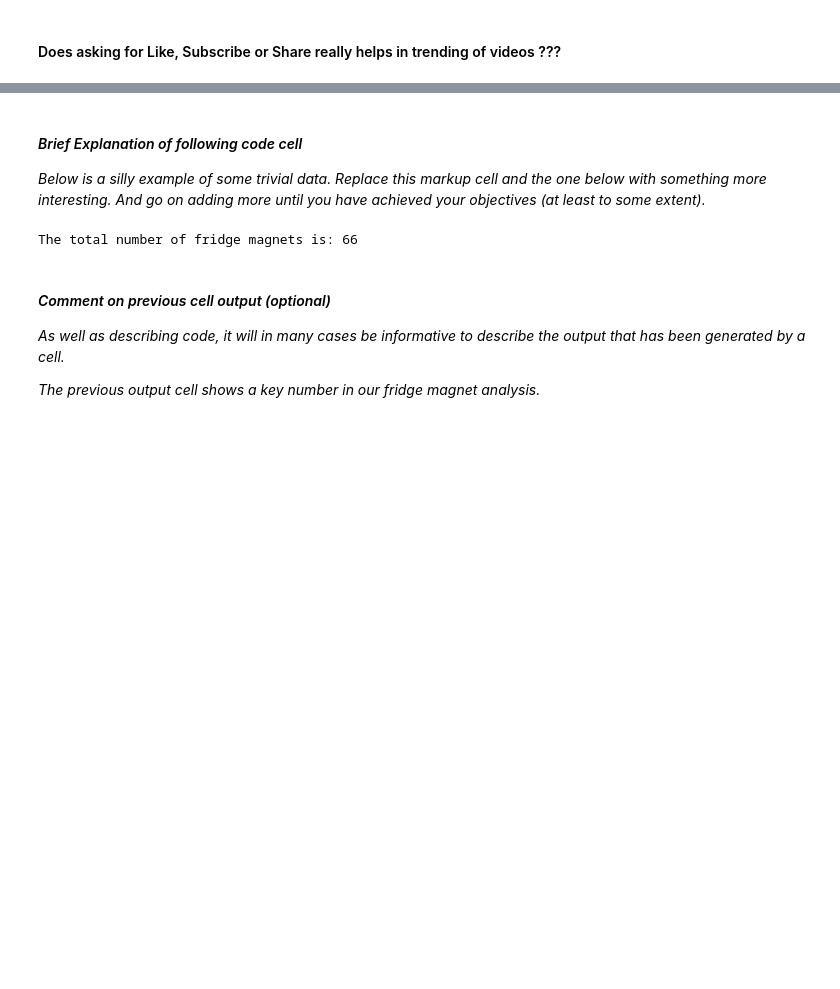
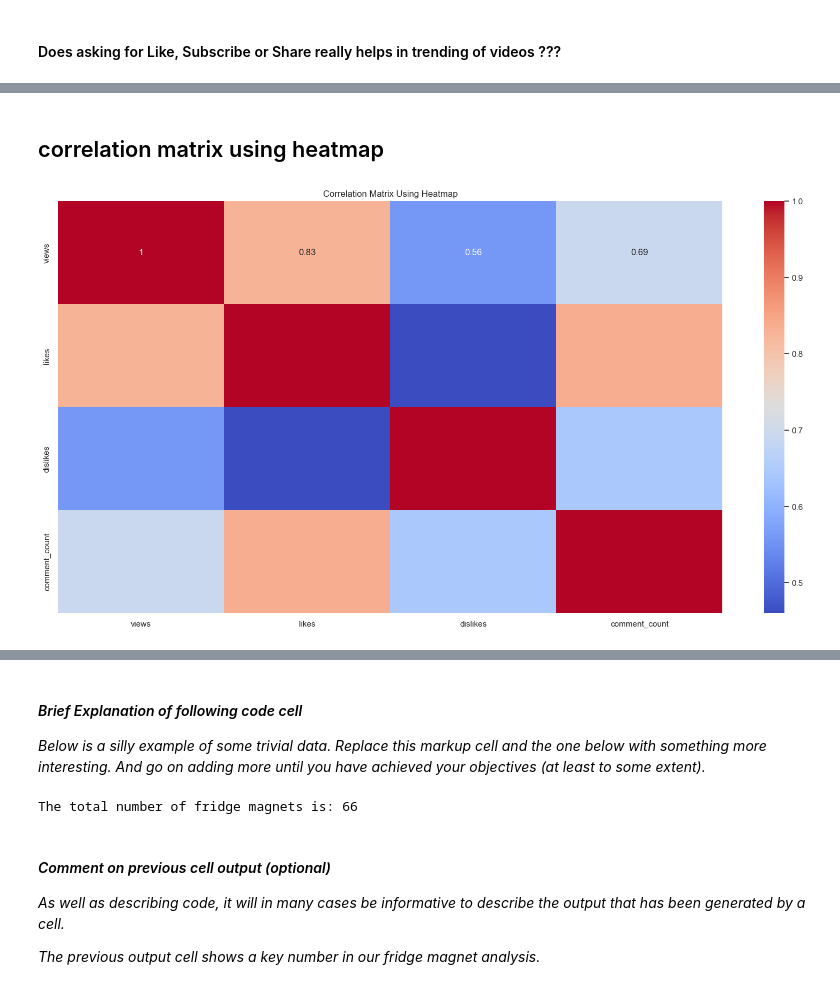
Before and after one commit to aishpatil655/Trending_youtube_Video, a Jupyter notebook: A3_Data_Analysis_Project.ipynb, the cells around one changed output, grey strips where cells are left out. Drawn from its saved outputs; the diff is of its cells as text; code cells hidden in the pictures; blank space fills up the shorter version.

```diff
--- a/A3_Data_Analysis_Project.ipynb
+++ b/A3_Data_Analysis_Project.ipynb
@@ -736,0 +662,4 @@ piechartCallToAction()
+# %%
+# calculate the correlation coefficient
+correlation_matrix = newvideos[["views","likes","dislikes","comment_count"]].corr()
+correlation_matrix
@@ -736,0 +690,13 @@ piechartCallToAction()
+# %% [markdown]
+<h2>correlation matrix using heatmap</h2>
+# %%
+#correlation matrix using heatmap
+def correlation_matrix_heatmap(correlation_matrix):
+       fix,axs=plt.subplots(figsize=(20,10))
+       sns.heatmap(correlation_matrix, annot=True, cmap='coolwarm')
+       plt.title('Correlation Matrix Using Heatmap')
+       plt.show()
+
+correlation_matrix_heatmap(correlation_matrix)
+# %% [output]
+[figure, added]
```
Also changed, not shown: parts of 70 cells of this notebook.
